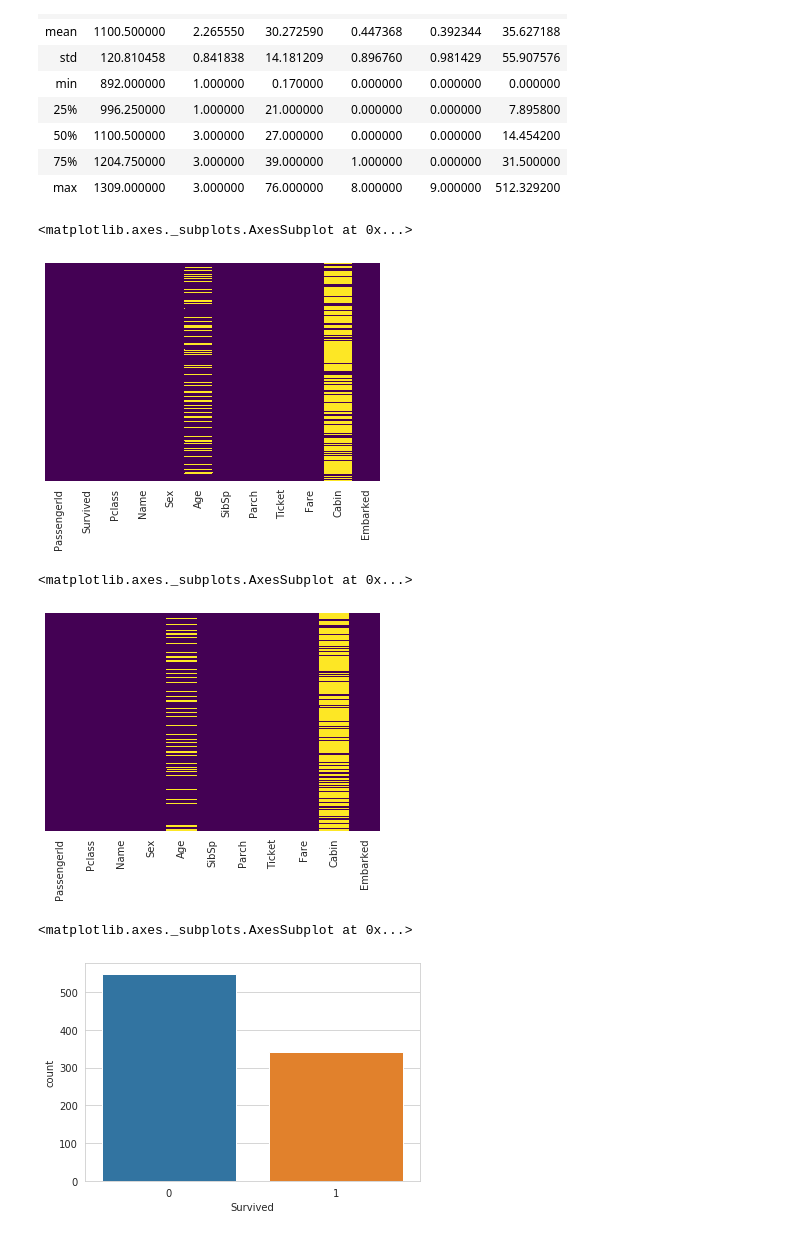
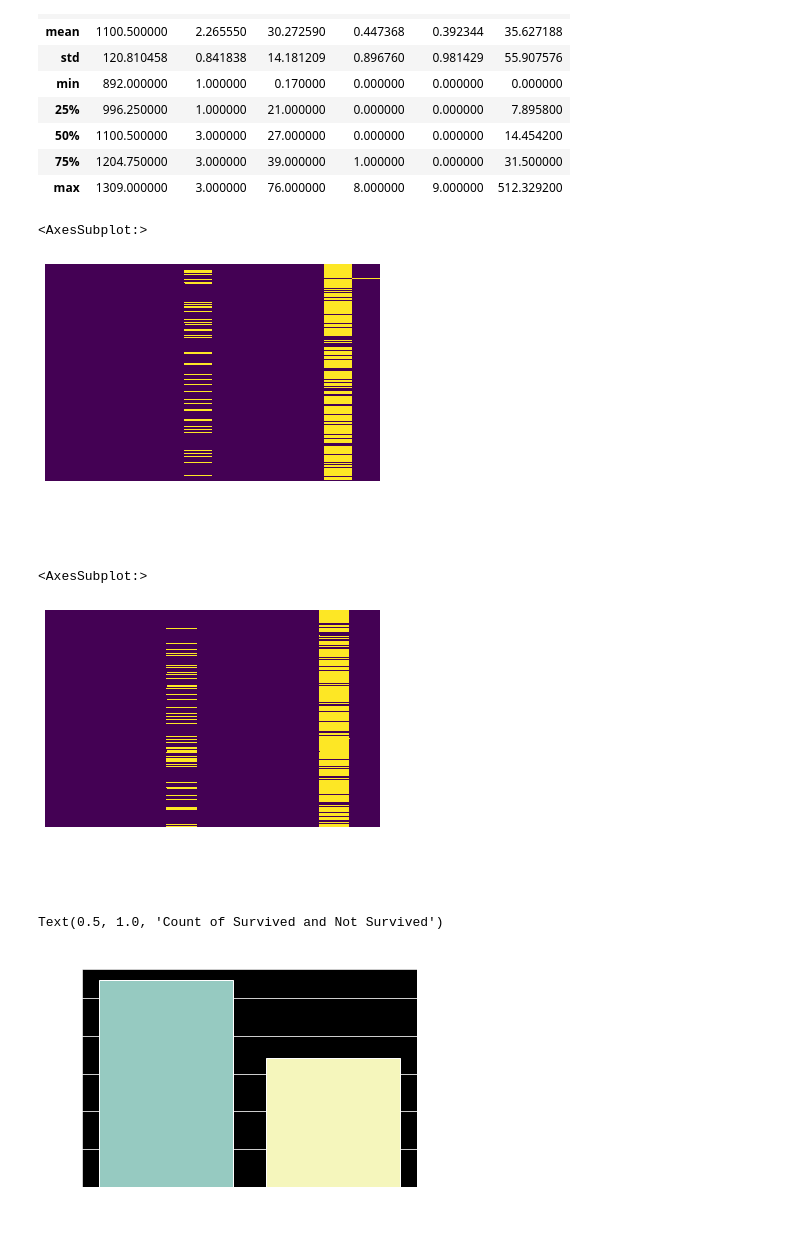
Before and after one commit to mbao01/rms-titanic, a Jupyter notebook: notebooks/exploratory_data_cleansing.ipynb, the cells around one changed output. Drawn from its saved outputs; the diff is of its cells as text; code cells hidden in the pictures.

```diff
--- a/notebooks/exploratory_data_cleansing.ipynb
+++ b/notebooks/exploratory_data_cleansing.ipynb
@@ -2,3 +2,11 @@
 # Linear algebra and data manipulation imports
 import pandas as pd
 import numpy  as np
+
+# Visualization imports
+import matplotlib.pyplot as plt
+import seaborn as sns
+
+sns.set_style('whitegrid')
+plt.style.use('dark_background')
+%matplotlib inline
@@ -117,22 +164,23 @@ test.describe()
 
 sns.heatmap(train.isnull(),yticklabels=False,cbar=False,cmap='viridis')
 # %% [output]
-<matplotlib.axes._subplots.AxesSubplot at 0x...>
+<AxesSubplot:>
-[figure, old version]
+[figure, new version]
 # %%
 # Visualize null values in raw test data
 
 sns.heatmap(test.isnull(),yticklabels=False,cbar=False,cmap='viridis')
 # %% [output]
-<matplotlib.axes._subplots.AxesSubplot at 0x...>
+<AxesSubplot:>
-[figure, old version]
+[figure, new version]
 # %%
 # Visualizing classification label 'Survived'
 
 sns.countplot(train['Survived'])
+plt.title('Count of Survived and Not Survived')
 # %% [output]
-<matplotlib.axes._subplots.AxesSubplot at 0x...>
+Text(0.5, 1.0, 'Count of Survived and Not Survived')
-[figure, old version]
+[figure, new version]
 # %%
 # Visualizing classification label 'Survived' for 'Sex' feature
 
```
Also changed, not shown: parts of 24 cells of this notebook, 2 other files.
